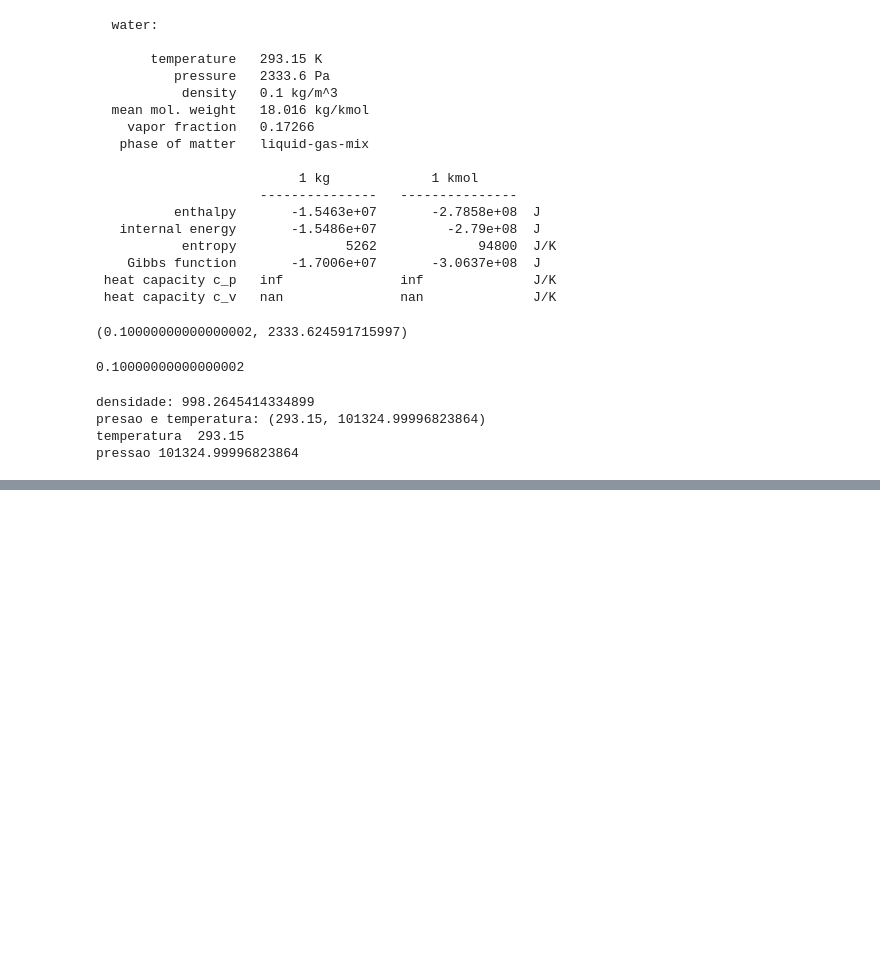
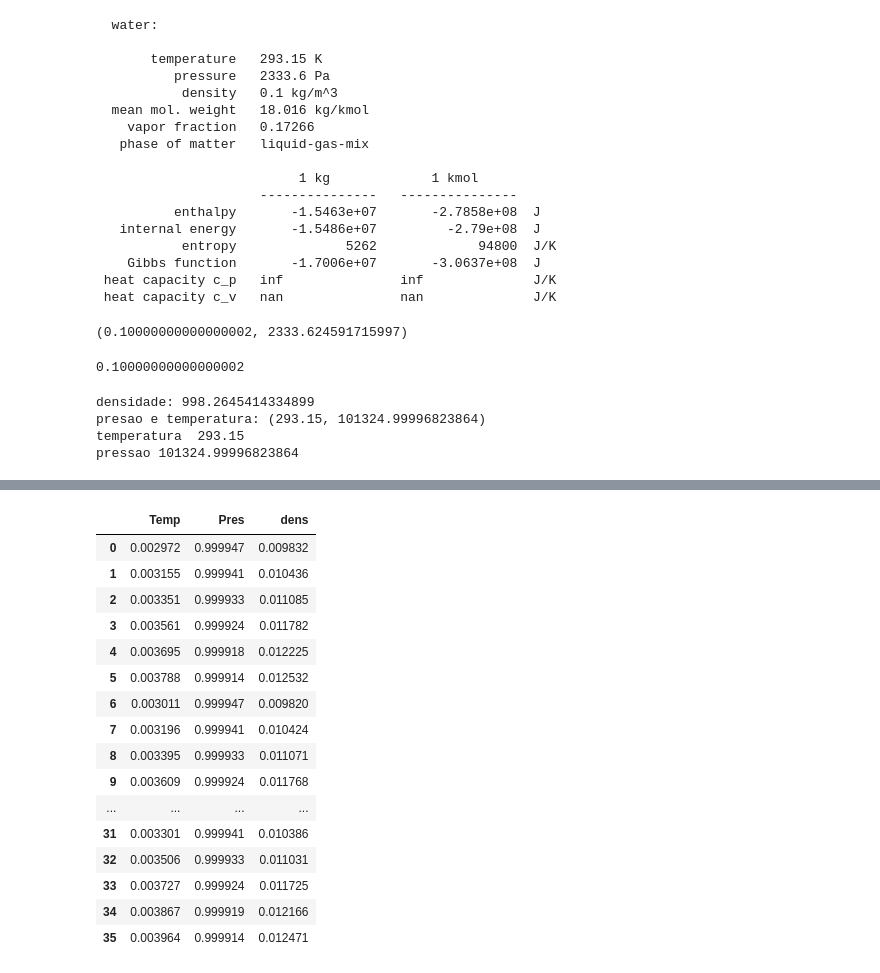
Before and after one commit to ucfilho/Doubts_Students, a Jupyter notebook: cantera_thermodynamics_properties.ipynb, the cells around one changed output, grey strips where cells are left out. Saved outputs shown, nothing was run; the diff lists cells and outputs as text; code cells hidden in the pictures; blank space fills up the shorter version.

```diff
--- a/cantera_thermodynamics_properties.ipynb
+++ b/cantera_thermodynamics_properties.ipynb
@@ -292,5 +285,34 @@ files.download(Arq)
 # %% [output]
 [interactive output not drawn]
 [interactive output not drawn]
+# %%
+from sklearn import preprocessing
+
+
+
+
+d = preprocessing.normalize(df)
+scaled_df = pd.DataFrame(d, columns=df.columns)
+df = scaled_df
+# %%
+df
+# %% [output]
+|  | Temp | Pres | dens |
+| 0 | 0.002972 | 0.999947 | 0.009832 |
+| 1 | 0.003155 | 0.999941 | 0.010436 |
+| 2 | 0.003351 | 0.999933 | 0.011085 |
+| 3 | 0.003561 | 0.999924 | 0.011782 |
+| 4 | 0.003695 | 0.999918 | 0.012225 |
+| 5 | 0.003788 | 0.999914 | 0.012532 |
+| 6 | 0.003011 | 0.999947 | 0.009820 |
+| 7 | 0.003196 | 0.999941 | 0.010424 |
+| 8 | 0.003395 | 0.999933 | 0.011071 |
+| 9 | 0.003609 | 0.999924 | 0.011768 |
+| ... | ... | ... | ... |
+| 31 | 0.003301 | 0.999941 | 0.010386 |
+| 32 | 0.003506 | 0.999933 | 0.011031 |
+| 33 | 0.003727 | 0.999924 | 0.011725 |
+| 34 | 0.003867 | 0.999919 | 0.012166 |
+| 35 | 0.003964 | 0.999914 | 0.012471 |
 # %%
 # https://cantera.org/documentation/docs-2.6/sphinx/html/cython/thermo.html
```
Also changed, not shown: parts of 11 cells of this notebook.
